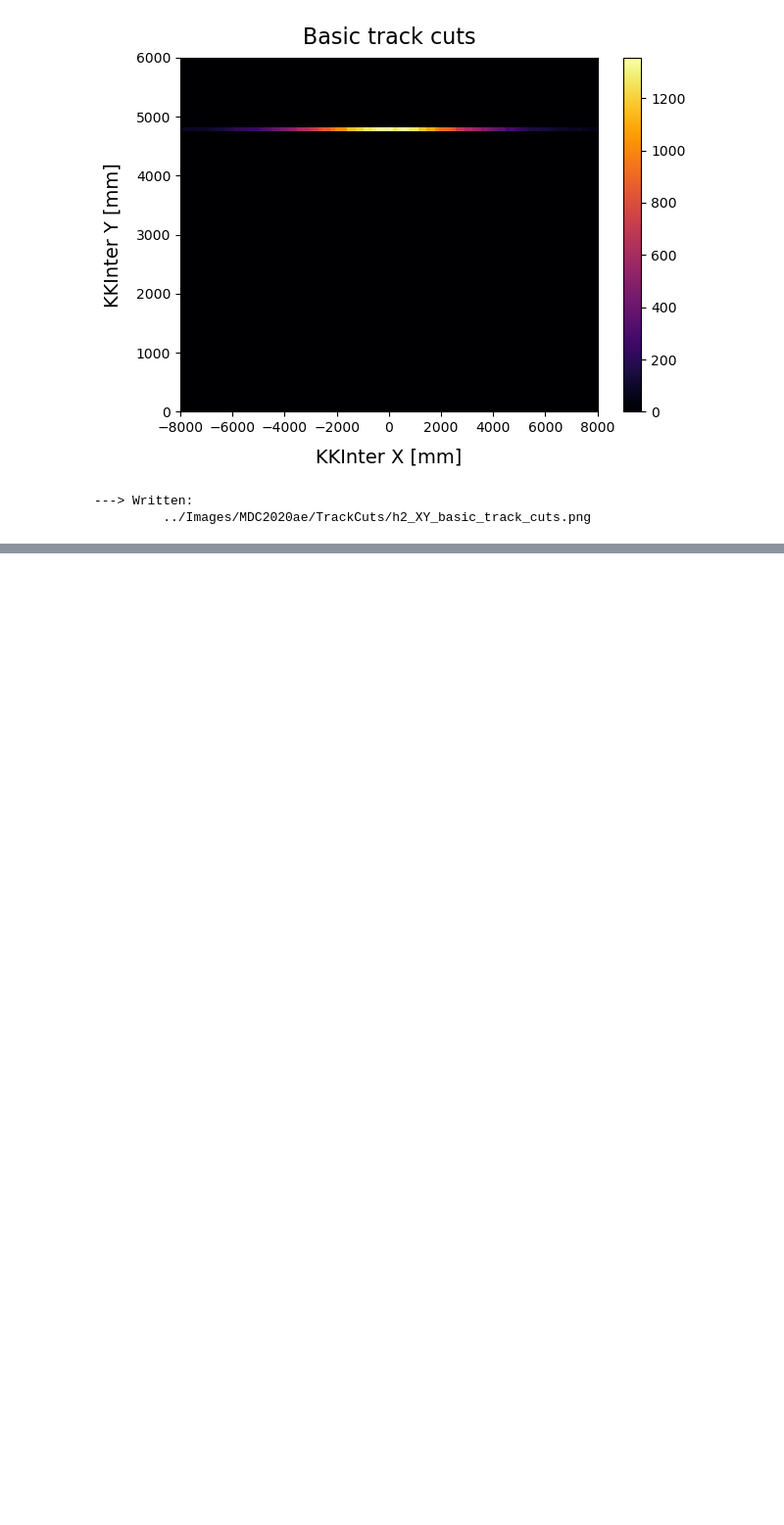
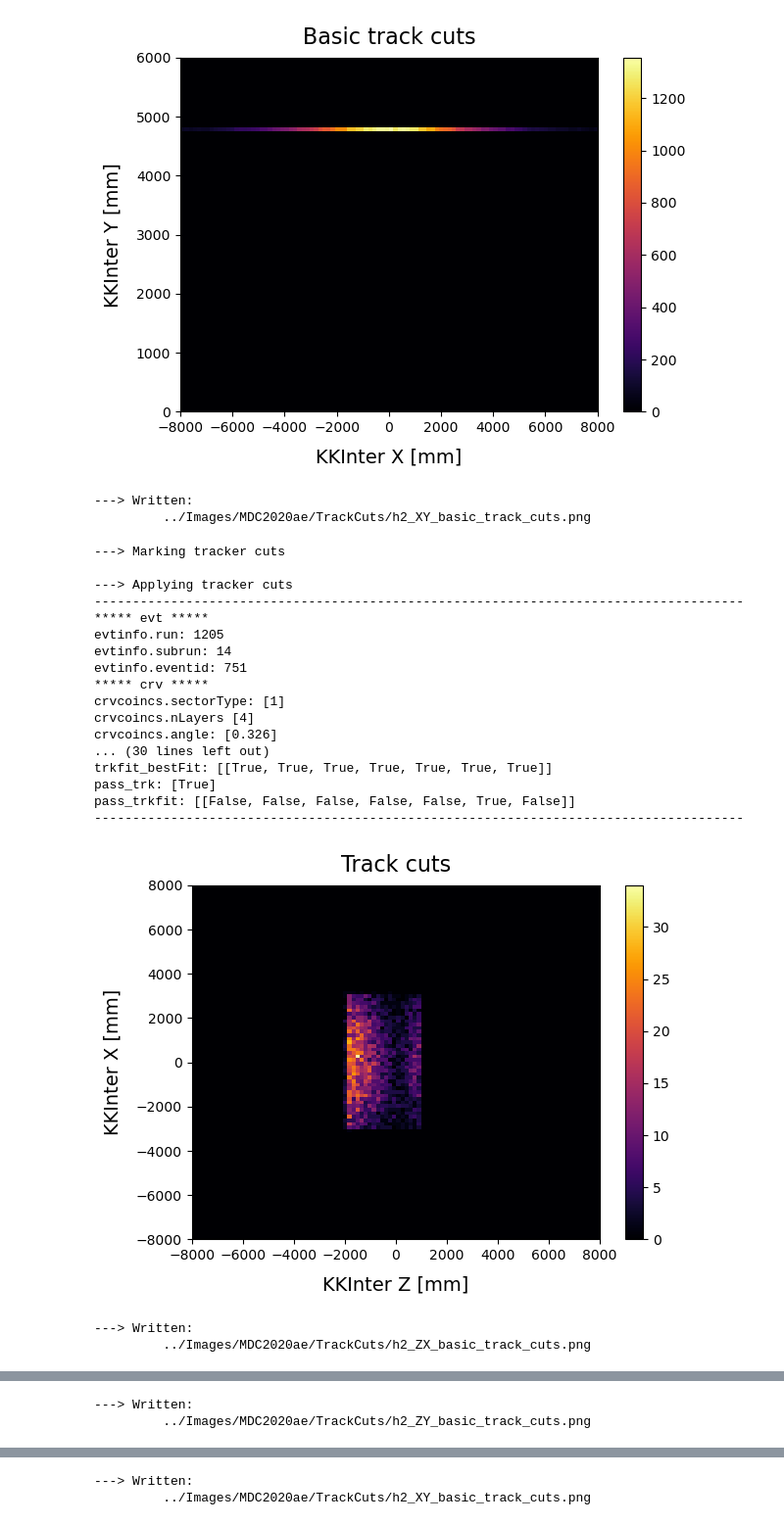
Before and after one commit to sam-grant/CRVSim, a Jupyter notebook: Analyses/Jupyter/TrackCuts.ipynb, the cells around one changed output, grey strips where cells are left out. Shown: that part at 98% size. Drawn from its saved outputs; the diff is of its cells as text; code cells hidden in the pictures; blank space fills up the shorter version.

```diff
--- a/Analyses/Jupyter/TrackCuts.ipynb
+++ b/Analyses/Jupyter/TrackCuts.ipynb
@@ -652,3 +657,55 @@ pass_trkfit: [[False, False, False, False, False, False, True, False]]
 [figure]
 ---> Written:
          ../Images/MDC2020ae/TrackCuts/h2_XY_basic_track_cuts.png
+# %%
+'''
+Basic track cuts with fiducial cut
+'''
+
+track_cuts_ = ak.copy(data_)
+MarkTrackerCuts(track_cuts_, triggerMode="trk_trigger")
+track_cuts_ = ApplyTrackerCuts(track_cuts_)
+
+pr.PrintNEvents(track_cuts_, 1, masks_ = ["trkfit_KLCRV1", "trk_bestFit", "trkfit_bestFit", "pass_trk", "pass_trkfit"] )
+
+Plot2D(x=ak.flatten(track_cuts_["trkfit"]["klfit"]["pos"]["fCoordinates"]["fZ"], axis=None)#[:1000]
+       , y=ak.flatten(track_cuts_["trkfit"]["klfit"]["pos"]["fCoordinates"]["fX"], axis=None)#[:1000]
+       , nbinsX=100, xmin=-8000, xmax=8000, nbinsY=100, ymin=-8000, ymax=8000
+       # , min_box_coords=min_box_coords, max_box_coords=max_box_coords
+       , title="Track cuts", xlabel="KKInter Z [mm]", ylabel="KKInter X [mm]"
+       , fout=f"../Images/{recon}/TrackCuts/h2_ZX_basic_track_cuts.png")
+
+Plot2D(x=ak.flatten(track_cuts_["trkfit"]["klfit"]["pos"]["fCoordinates"]["fZ"], axis=None)#[:1000]
+       , y=ak.flatten(track_cuts_["trkfit"]["klfit"]["pos"]["fCoordinates"]["fY"], axis=None)#[:1000]
+       , nbinsX=100, xmin=-8000, xmax=8000, nbinsY=100, ymin=0, ymax=6000
+       # , xbox_= [-crvDS_len/2, crvDS_len/2], ybox_ =  [-crvDS_wid/2, crvDS_wid/2]
+       , title="Track cuts", xlabel="KKInter Z [mm]", ylabel="KKInter Y [mm]"
+       , fout=f"../Images/{recon}/TrackCuts/h2_ZY_basic_track_cuts.png")
+
+Plot2D(x=ak.flatten(track_cuts_["trkfit"]["klfit"]["pos"]["fCoordinates"]["fX"], axis=None)#[:1000]
+       , y=ak.flatten(track_cuts_["trkfit"]["klfit"]["pos"]["fCoordinates"]["fY"], axis=None)#[:1000]
+       , nbinsX=100, xmin=-8000, xmax=8000, nbinsY=100, ymin=0, ymax=6000
+       # , xbox_= [-crvDS_len/2, crvDS_len/2], ybox_ =  [-crvDS_wid/2, crvDS_wid/2]
+       , title="Track cuts", xlabel="KKInter X [mm]", ylabel="KKInter Y [mm]"
+       , fout=f"../Images/{recon}/TrackCuts/h2_XY_basic_track_cuts.png")
+# %% [output]
+---> Marking tracker cuts
+
+---> Applying tracker cuts
+-------------------------------------------------------------------------------------
+***** evt *****
+evtinfo.run: 1205
+evtinfo.subrun: 14
+evtinfo.eventid: 751
+***** crv *****
+crvcoincs.sectorType: [1]
+crvcoincs.nLayers [4]
+crvcoincs.angle: [0.326]
+... (30 lines left out)
+trkfit_bestFit: [[True, True, True, True, True, True, True]]
+pass_trk: [True]
+pass_trkfit: [[False, False, False, False, False, True, False]]
+-------------------------------------------------------------------------------------
+[figure, added]
+---> Written:
+         ../Images/MDC2020ae/TrackCuts/h2_ZX_basic_track_cuts.png
@@ -654,0 +713,2 @@ pass_trkfit: [[False, False, False, False, False, False, True, False]]
+---> Written:
+         ../Images/MDC2020ae/TrackCuts/h2_ZY_basic_track_cuts.png
@@ -655,3 +716,5 @@ pass_trkfit: [[False, False, False, False, False, False, True, False]]
+---> Written:
+         ../Images/MDC2020ae/TrackCuts/h2_XY_basic_track_cuts.png
 # %%
 '''
 Testing trigger modes
```
Also changed, not shown: parts of 4 cells of this notebook, 9 other files.
